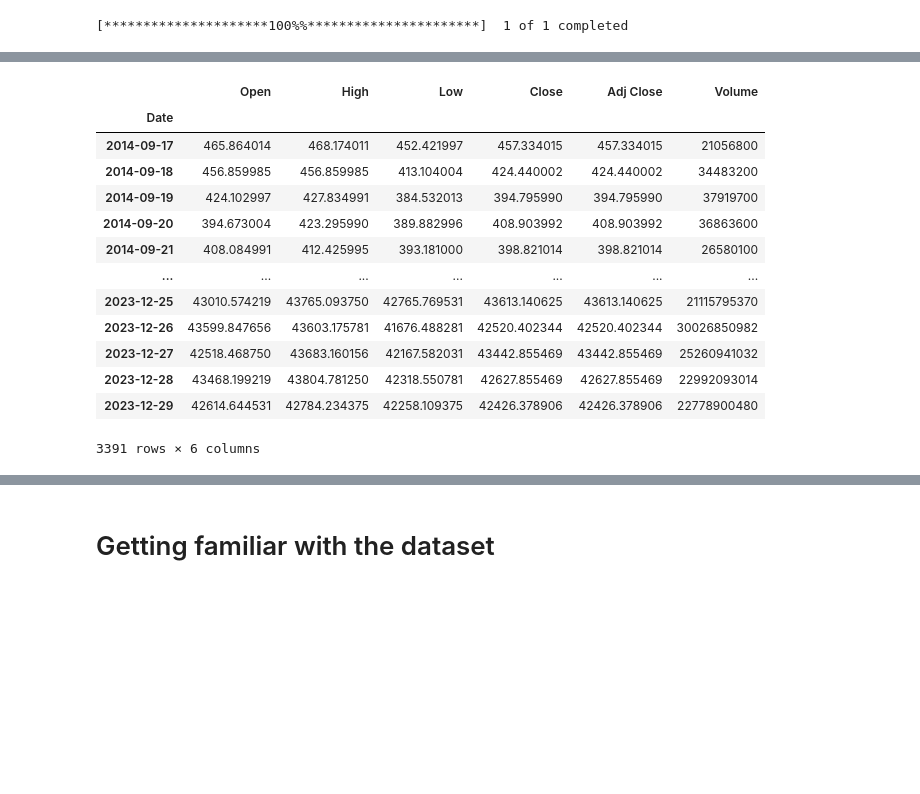
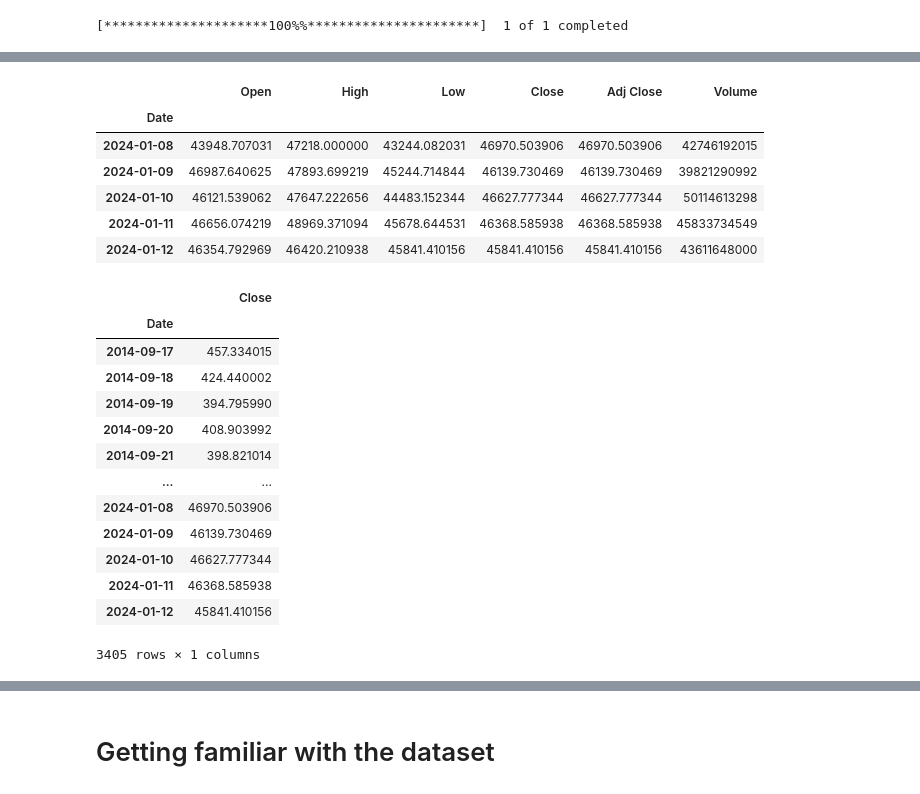
Before and after one commit to Sina-Akhavi/bitcoin-timeseries-Forecasting, a Jupyter notebook: arima_bitcoin_predictions.ipynb, the cells around one changed output, grey strips where cells are left out. Cells and saved outputs as stored; diff of their text form; code cells hidden in the pictures; blank space fills up the shorter version.

```diff
--- a/arima_bitcoin_predictions.ipynb
+++ b/arima_bitcoin_predictions.ipynb
@@ -66,20 +31,32 @@ df.describe()
-# %%
-df
-# %% [output]
-|  | Open | High | Low | Close | Adj Close | Volume |
-| Date |  |  |  |  |  |  |
-| 2014-09-17 | 465.864014 | 468.174011 | 452.421997 | 457.334015 | 457.334015 | 21056800 |
-| 2014-09-18 | 456.859985 | 456.859985 | 413.104004 | 424.440002 | 424.440002 | 34483200 |
-| 2014-09-19 | 424.102997 | 427.834991 | 384.532013 | 394.795990 | 394.795990 | 37919700 |
-| 2014-09-20 | 394.673004 | 423.295990 | 389.882996 | 408.903992 | 408.903992 | 36863600 |
-| 2014-09-21 | 408.084991 | 412.425995 | 393.181000 | 398.821014 | 398.821014 | 26580100 |
-| ... | ... | ... | ... | ... | ... | ... |
-| 2023-12-25 | 43010.574219 | 43765.093750 | 42765.769531 | 43613.140625 | 43613.140625 | 21115795370 |
-| 2023-12-26 | 43599.847656 | 43603.175781 | 41676.488281 | 42520.402344 | 42520.402344 | 30026850982 |
-| 2023-12-27 | 42518.468750 | 43683.160156 | 42167.582031 | 43442.855469 | 43442.855469 | 25260941032 |
-| 2023-12-28 | 43468.199219 | 43804.781250 | 42318.550781 | 42627.855469 | 42627.855469 | 22992093014 |
-| 2023-12-29 | 42614.644531 | 42784.234375 | 42258.109375 | 42426.378906 | 42426.378906 | 22778900480 |
-3391 rows × 6 columns
+# %%
+df.head()
+df.tail()
+# %% [output]
+|  | Open | High | Low | Close | Adj Close | Volume |
+| Date |  |  |  |  |  |  |
+| 2024-01-08 | 43948.707031 | 47218.000000 | 43244.082031 | 46970.503906 | 46970.503906 | 42746192015 |
+| 2024-01-09 | 46987.640625 | 47893.699219 | 45244.714844 | 46139.730469 | 46139.730469 | 39821290992 |
+| 2024-01-10 | 46121.539062 | 47647.222656 | 44483.152344 | 46627.777344 | 46627.777344 | 50114613298 |
+| 2024-01-11 | 46656.074219 | 48969.371094 | 45678.644531 | 46368.585938 | 46368.585938 | 45833734549 |
+| 2024-01-12 | 46354.792969 | 46420.210938 | 45841.410156 | 45841.410156 | 45841.410156 | 43611648000 |
+# %%
+df = df[['Close']]
+df
+# %% [output]
+|  | Close |
+| Date |  |
+| 2014-09-17 | 457.334015 |
+| 2014-09-18 | 424.440002 |
+| 2014-09-19 | 394.795990 |
+| 2014-09-20 | 408.903992 |
+| 2014-09-21 | 398.821014 |
+| ... | ... |
+| 2024-01-08 | 46970.503906 |
+| 2024-01-09 | 46139.730469 |
+| 2024-01-10 | 46627.777344 |
+| 2024-01-11 | 46368.585938 |
+| 2024-01-12 | 45841.410156 |
+3405 rows × 1 columns
 # %%
 import numpy as np, pandas as pd, matplotlib.pyplot as plt
 import math
```
Also changed, not shown: parts of 14 cells of this notebook.
